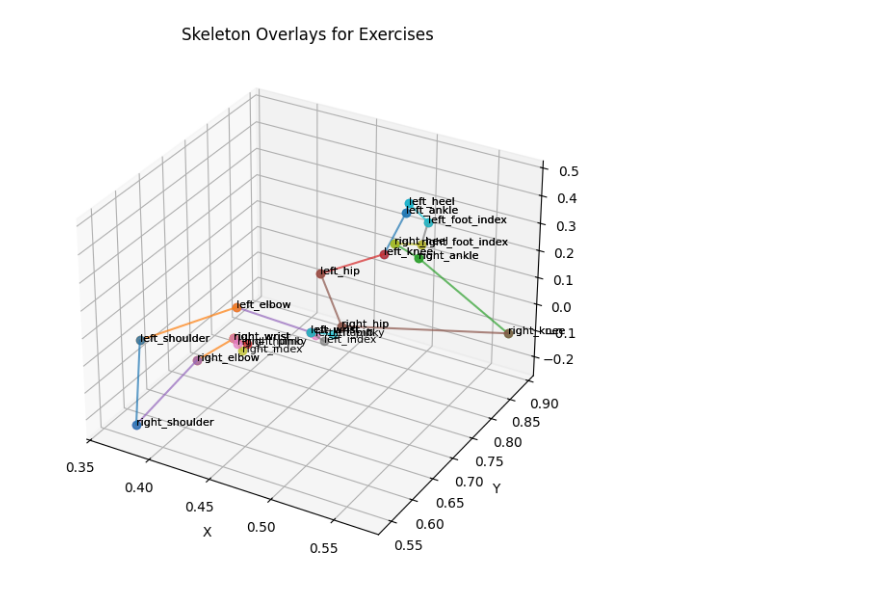
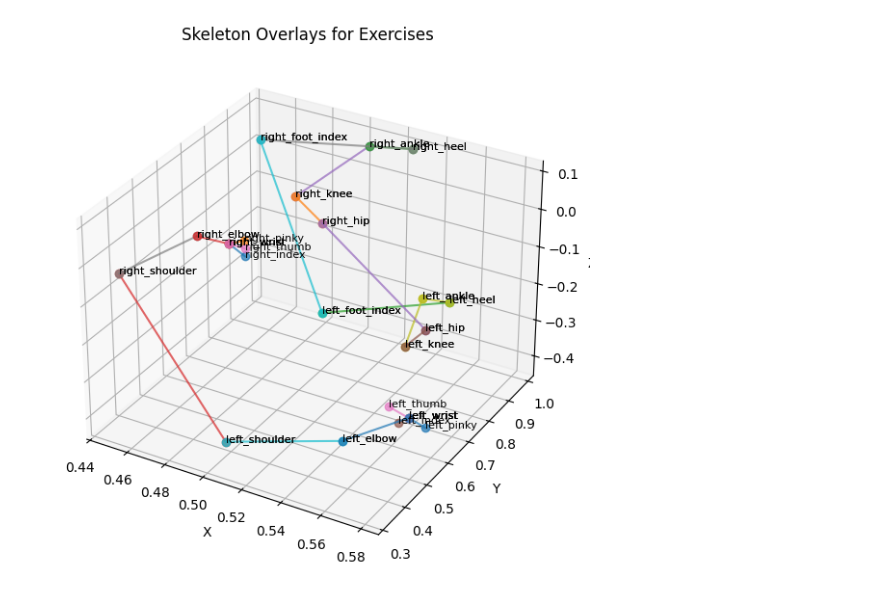
Before and after one commit to yasinetawfeek/GymBro, a Jupyter notebook: AI/displacement_test.ipynb, the cells around one changed output. Drawn from its saved outputs; the diff is of its cells as text; code cells hidden in the pictures.

```diff
--- a/AI/displacement_test.ipynb
+++ b/AI/displacement_test.ipynb
@@ -121,37 +121,37 @@ joint_pairs = {
 fig = plt.figure(figsize=(10, 7))
 ax = fig.add_subplot(111, projection='3d')
 
-x = 8
+x = 15
 for i in range (x,x+1):
     exercise = i
     exercise_data = test_new[test_new["label"]==i]
     #exercise_data = exercise_data.drop(columns=["image", "label", "muscle group"])
     for index, row in exercise_data.head(1).iterrows():
             for joint1, joint2 in joint_pairs:
                 # new_row = normalise_pose(row, exercise_data.columns)
                 # x1, y1, z1 = new_row[joint1]
                 # x2, y2, z2 = new_row[joint2]
 
                 x1, y1, z1 = row[joint1]
                 x2, y2, z2 = row[joint2]
 
                 ax.plot([x1, x2], [y1, y2], [z1, z2], marker='o', label=exercise, alpha=0.7)
                 ax.text(x1, y1, z1, joint1, fontsize=8, color='black')
                 ax.text(x2, y2, z2, joint2, fontsize=8, color='black')
 
             pl.fromarray(np.asarray(row['image']).astype(np.uint8)).show()
 
             # new_row = normalise_pose(row, exercise_data.columns)
             # x1, y1, z1 = new_row['right_shoulder']
             # ax.plot([x1], [y1], [z1], marker='o', label=exercise, alpha=0.7)
 
 ax.set_xlabel("X")
 ax.set_ylabel("Y")
 ax.set_zlabel("Z")
 plt.title("Skeleton Overlays for Exercises")
 plt.show()
 # %% [output]
-[figure, old version]
+[figure, new version]
 # %%
 test_new[test_new["label"]==0]
 # %% [output]
```
Also changed, not shown: parts of 1 cell of this notebook, 1 other file.
